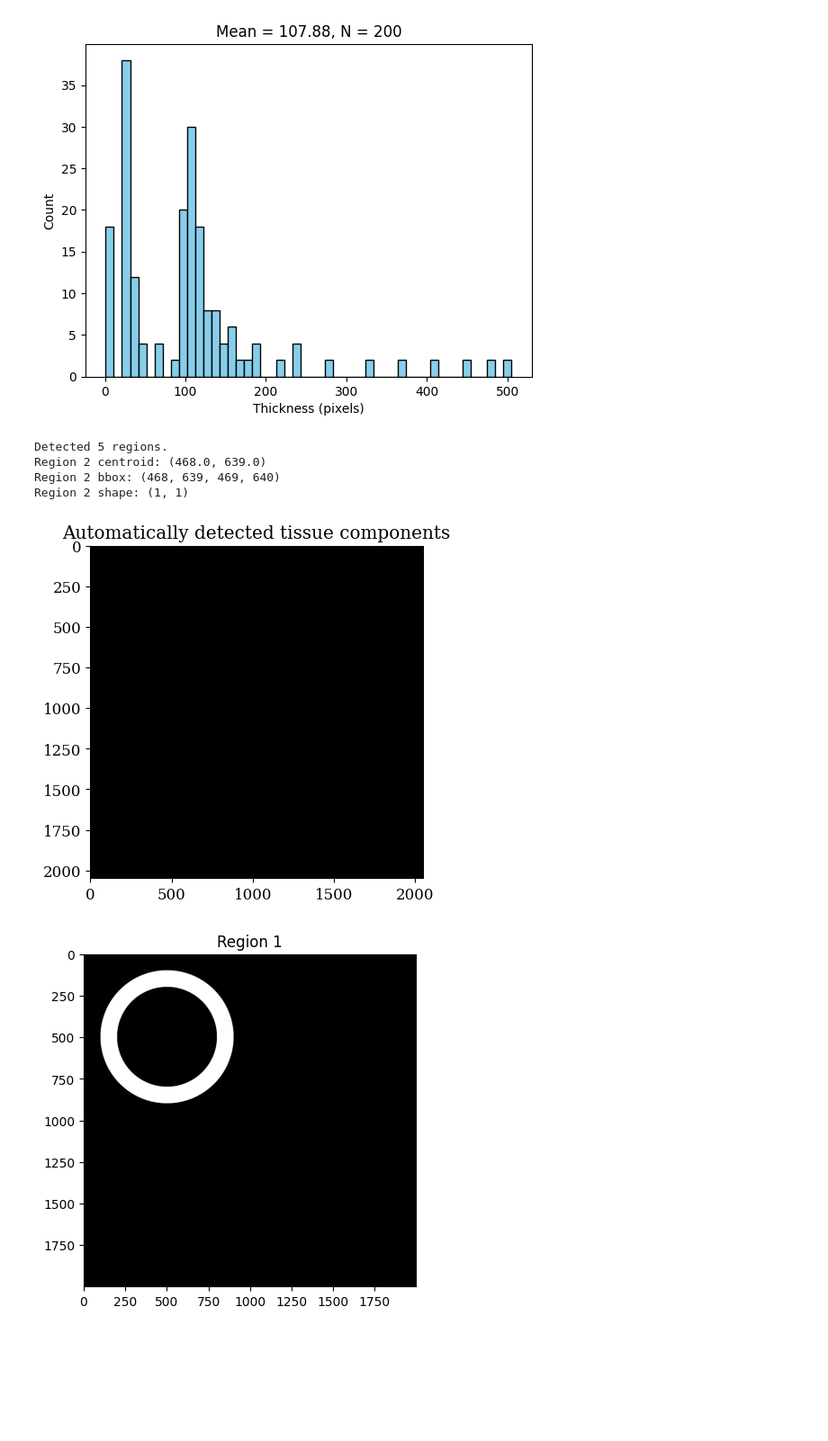
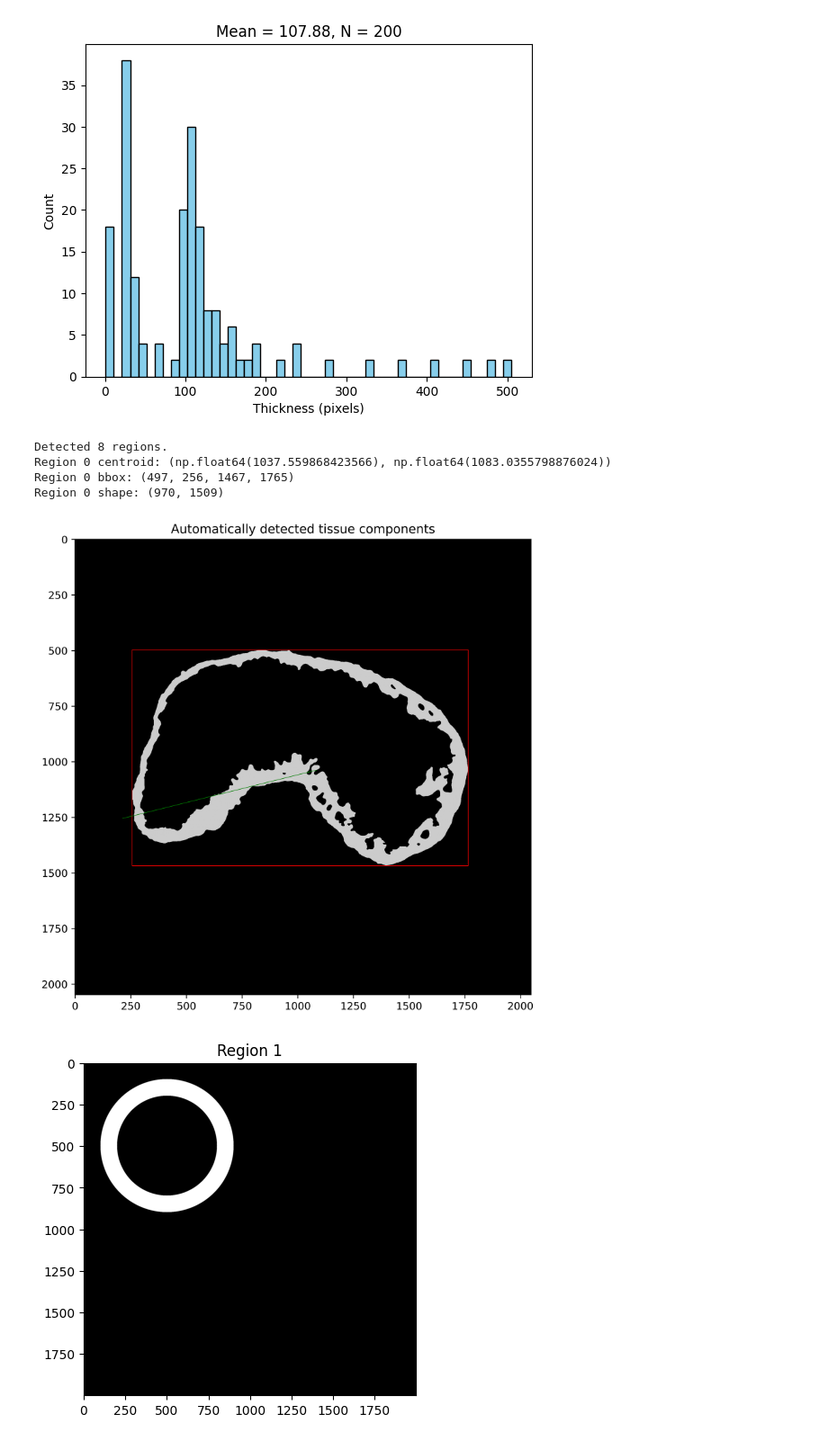
Before and after one commit to Dinuka-1999/R1, a Jupyter notebook: Image_Analysis/thickness.ipynb, the cells around one changed output. Shown at 90% size. Saved outputs shown, nothing was run; the diff lists cells and outputs as text; code cells hidden in the pictures; blank space fills up the shorter version.

```diff
--- a/Image_Analysis/thickness.ipynb
+++ b/Image_Analysis/thickness.ipynb
@@ -377,9 +434,9 @@ import matplotlib.pyplot as plt
 import nibabel as nib
 import numpy as np
 
-img_path = "/Users/dbattagodage/Desktop/Datasets/nnUnet_raw/Dataset352_IF/labelsTr/IF_Tr_0002.nii.gz"
-nifti_image = nib.load(img_path).get_fdata().astype(np.uint8)[:,:,217]
-bm = (nifti_image == 1).astype(np.uint8)  # Example: binary mask for label 1
+img_path = "/home/cellsmb/Desktop/Dinuka/Image_Analysis/nnUnet_raw/labelsTr/IF_Tr_0006.nii.gz"
+nifti_image = nib.load(img_path).get_fdata().astype(np.uint8)[:,:,486]
+bm = (nifti_image == 2).astype(np.uint8)  # Example: binary mask for label 1
 
 labeled_mask = label(bm)
 regions = regionprops(labeled_mask)
@@ -387,29 +444,37 @@ unique, counts = np.unique(labeled_mask, return_counts=True)
 # Skip background (label 0)
 region_id = unique[1:][np.argmax(counts[1:])]
 # %%
-region_id= 2
+region_id= 0
 region_mask = labeled_mask == region_id+1
 
 min_raw, min_col, max_raw, max_col = regions[region_id].bbox
 print(f"Detected {len(regions)} regions.")
 print(f"Region {region_id} centroid: {regions[region_id].centroid}")
 print(f"Region {region_id} bbox: {regions[region_id].bbox}")
 print(f"Region {region_id} shape: {regions[region_id].image.shape}")
-
+angle = 2.897246558310587
+cy, cx = regions[region_id].centroid
+h,w = regions[region_id].image.shape
+r_max = math.ceil(np.hypot(h/2, w/2))
+# Compute end point of the line
+x_end = cx + r_max * math.cos(angle)
+y_end = cy + r_max * math.sin(angle)
+plt.figure(figsize=(8, 8),dpi=700)
 plt.imshow(region_mask, cmap='nipy_spectral')
 
-# plt.plot([min_col, max_col, max_col, min_col, min_col],
-        #  [min_raw, min_raw, max_raw, max_raw, min_raw], 'r-', linewidth=2)
+plt.plot([min_col, max_col, max_col, min_col, min_col],
+         [min_raw, min_raw, max_raw, max_raw, min_raw], 'r-', linewidth=0.5)
 # plt.plot(regions[region_id].centroid[1], regions[region_id].centroid[0], 'bo', markersize=5)
+plt.plot([cx, x_end], [cy, y_end], 'g-', linewidth=0.5)
 
 plt.title("Automatically detected tissue components")
 plt.show()
 # %% [output]
-Detected 5 regions.
-Region 2 centroid: (468.0, 639.0)
-Region 2 bbox: (468, 639, 469, 640)
-Region 2 shape: (1, 1)
+Detected 8 regions.
+Region 0 centroid: (np.float64(1037.559868423566), np.float64(1083.0355798876024))
+Region 0 bbox: (497, 256, 1467, 1765)
+Region 0 shape: (970, 1509)
-[figure, old version]
+[figure, new version]
 # %%
 from skimage.measure import label, regionprops
 import matplotlib.pyplot as plt
```
Also changed, not shown: parts of 7 cells of this notebook.
